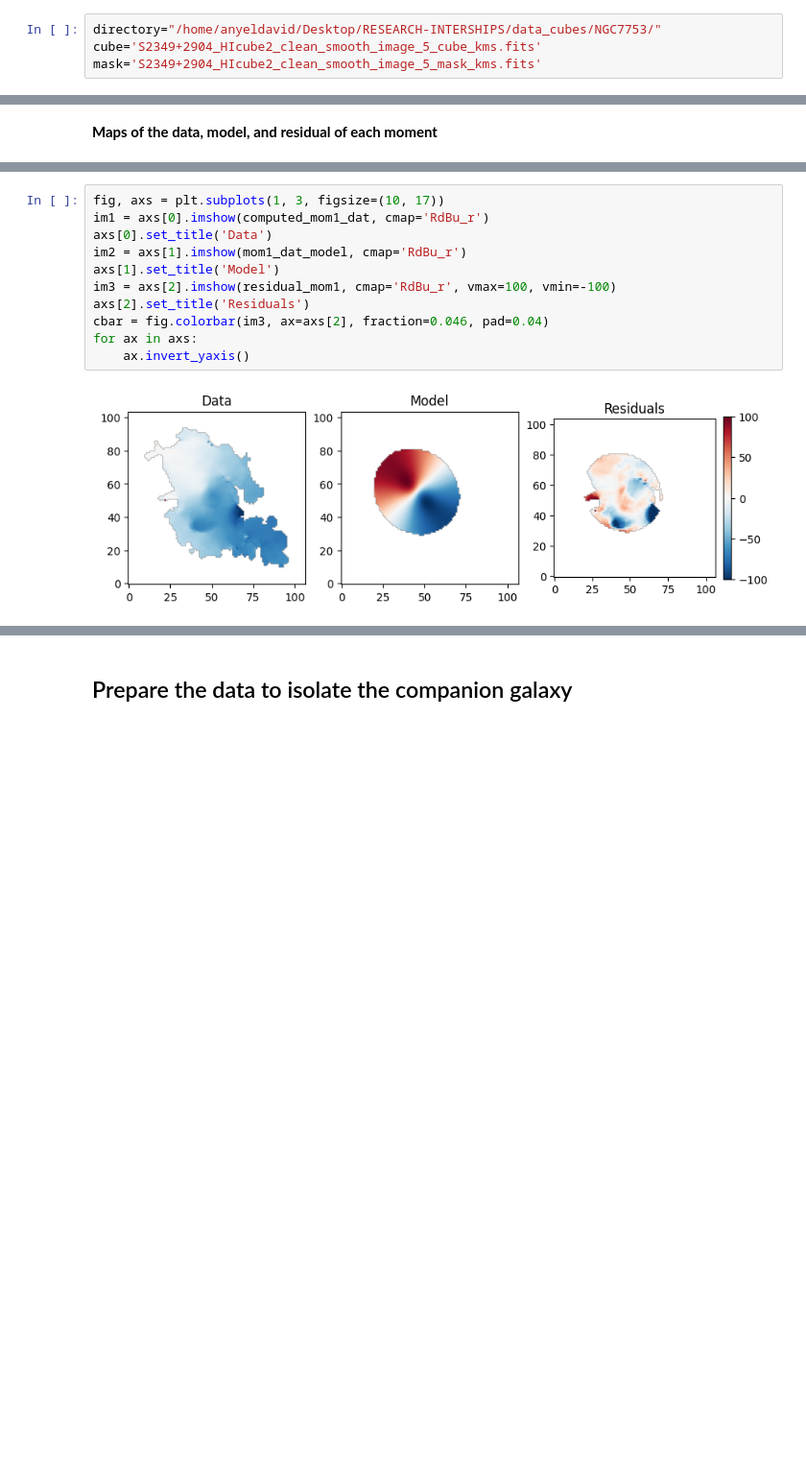
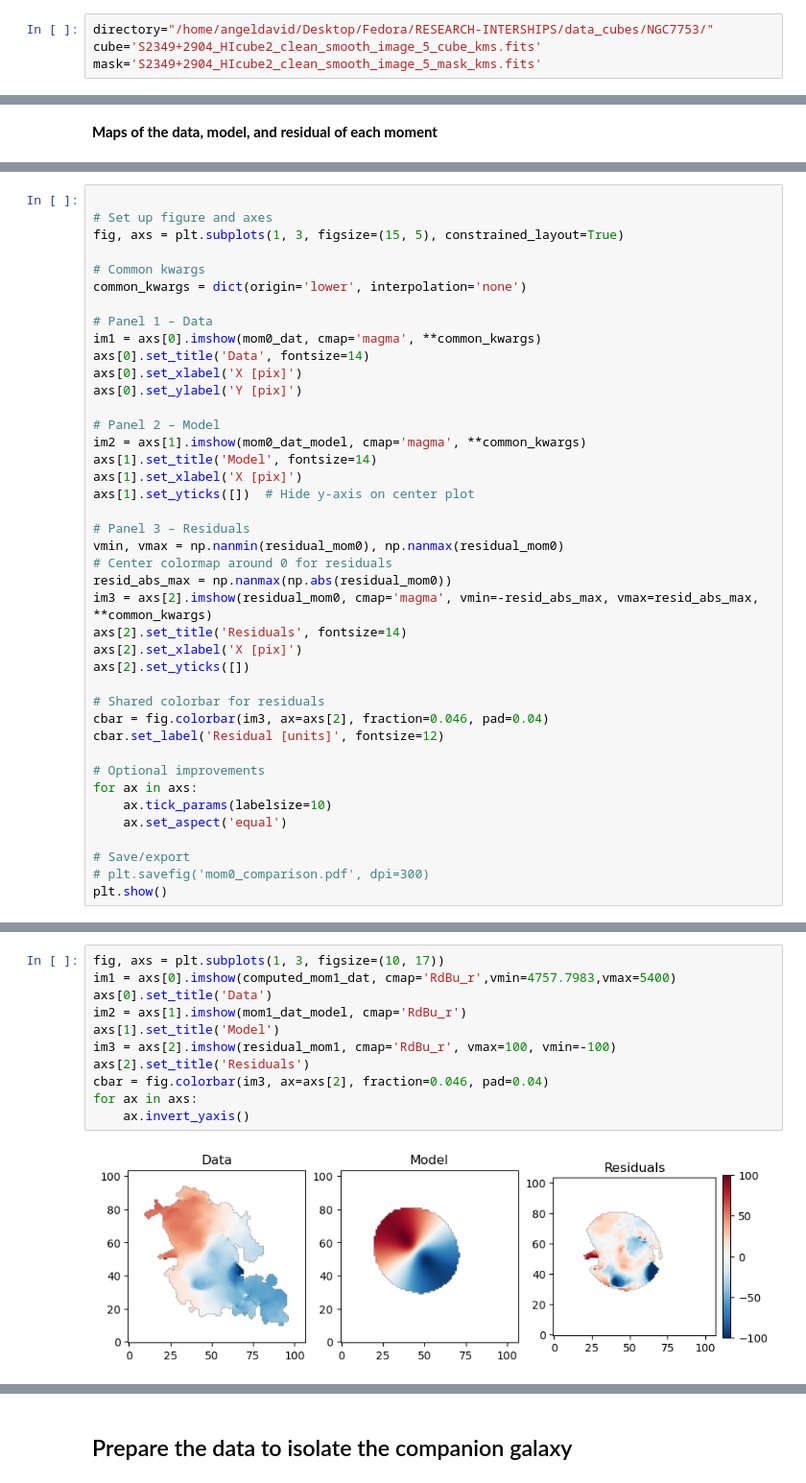
Before and after one commit to AnyelTars/Arp86-Galaxy-System, a Jupyter notebook: NGC7753/moment_maps-ngc7753.ipynb, the cells around one changed output, grey strips where cells are left out. Shown at 96% size. Drawn from its saved outputs; the diff is of its cells as text; blank space fills up the shorter version.

```diff
--- a/NGC7753/moment_maps-ngc7753.ipynb
+++ b/NGC7753/moment_maps-ngc7753.ipynb
@@ -23,7 +23,7 @@ from IPython import display
 # %% [markdown]
 Set the directory of the files
 # %%
-directory="/home/anyeldavid/Desktop/RESEARCH-INTERSHIPS/data_cubes/NGC7753/"
+directory="/home/angeldavid/Desktop/Fedora/RESEARCH-INTERSHIPS/data_cubes/NGC7753/"
 cube='S2349+2904_HIcube2_clean_smooth_image_5_cube_kms.fits'
 mask='S2349+2904_HIcube2_clean_smooth_image_5_mask_kms.fits'
 # %%
@@ -292,3 +392,44 @@ for ax in axs:
     ax.invert_yaxis()
 # %% [output]
 [figure]
+# %%
+
+# Set up figure and axes
+fig, axs = plt.subplots(1, 3, figsize=(15, 5), constrained_layout=True)
+
+# Common kwargs
+common_kwargs = dict(origin='lower', interpolation='none')
+
+# Panel 1 – Data
+im1 = axs[0].imshow(mom0_dat, cmap='magma', **common_kwargs)
+axs[0].set_title('Data', fontsize=14)
+axs[0].set_xlabel('X [pix]')
+axs[0].set_ylabel('Y [pix]')
+
+# Panel 2 – Model
+im2 = axs[1].imshow(mom0_dat_model, cmap='magma', **common_kwargs)
+axs[1].set_title('Model', fontsize=14)
+axs[1].set_xlabel('X [pix]')
+axs[1].set_yticks([])  # Hide y-axis on center plot
+
+# Panel 3 – Residuals
+vmin, vmax = np.nanmin(residual_mom0), np.nanmax(residual_mom0)
+# Center colormap around 0 for residuals
+resid_abs_max = np.nanmax(np.abs(residual_mom0))
+im3 = axs[2].imshow(residual_mom0, cmap='magma', vmin=-resid_abs_max, vmax=resid_abs_max, **common_kwargs)
+axs[2].set_title('Residuals', fontsize=14)
+axs[2].set_xlabel('X [pix]')
+axs[2].set_yticks([])
+
+# Shared colorbar for residuals
+cbar = fig.colorbar(im3, ax=axs[2], fraction=0.046, pad=0.04)
+cbar.set_label('Residual [units]', fontsize=12)
+
+# Optional improvements
+for ax in axs:
+    ax.tick_params(labelsize=10)
+    ax.set_aspect('equal')
+
+# Save/export
+# plt.savefig('mom0_comparison.pdf', dpi=300)
+plt.show()
@@ -295,13 +438,13 @@ for ax in axs:
 # %%
 fig, axs = plt.subplots(1, 3, figsize=(10, 17))
-im1 = axs[0].imshow(computed_mom1_dat, cmap='RdBu_r')
+im1 = axs[0].imshow(computed_mom1_dat, cmap='RdBu_r',vmin=4757.7983,vmax=5400)
 axs[0].set_title('Data')
 im2 = axs[1].imshow(mom1_dat_model, cmap='RdBu_r')
 axs[1].set_title('Model')
 im3 = axs[2].imshow(residual_mom1, cmap='RdBu_r', vmax=100, vmin=-100)
 axs[2].set_title('Residuals')
 cbar = fig.colorbar(im3, ax=axs[2], fraction=0.046, pad=0.04)
 for ax in axs:
     ax.invert_yaxis()
 # %% [output]
-[figure, old version]
+[figure, new version]
```
Also changed, not shown: parts of 26 cells of this notebook.
